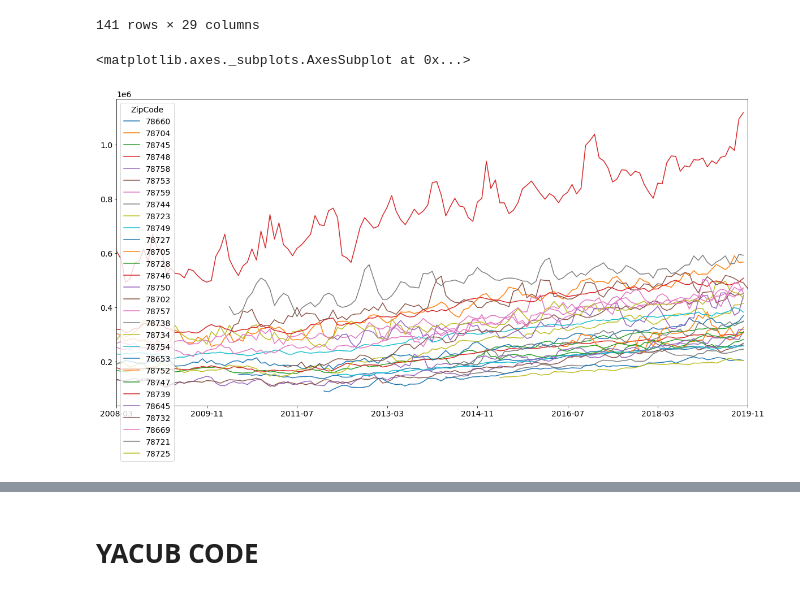
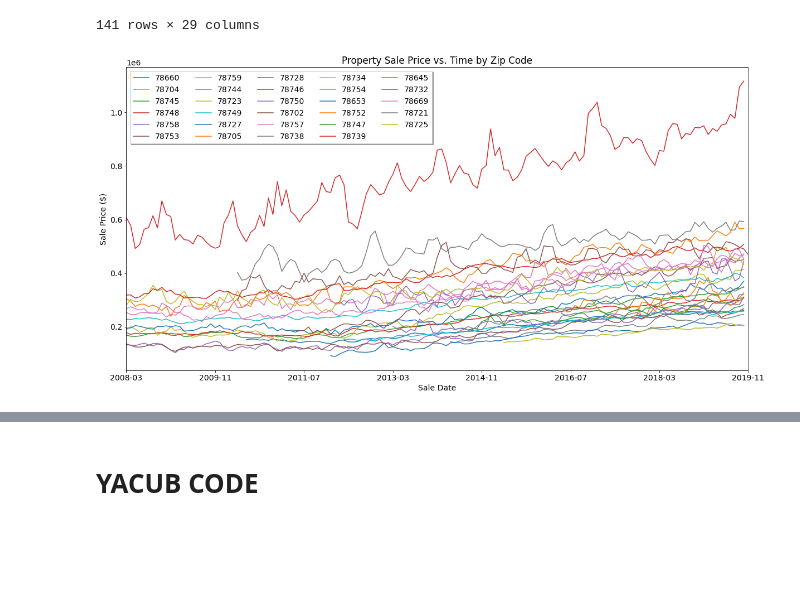
Before and after one commit to ybacoder/project-1, a Jupyter notebook: project_1.ipynb, the cells around one changed output, grey strips where cells are left out. Saved outputs shown, nothing was run; the diff lists cells and outputs as text; code cells hidden in the pictures; blank space fills up the shorter version.

```diff
--- a/project_1.ipynb
+++ b/project_1.ipynb
@@ -126,8 +126,16 @@ zillow_df
 | 2019-10 | 261200.0 | 566900.0 | 347700.0 | 306500.0 | 311200.0 | 267700.0 | 467700.0 | 245700.0 | 414600.0 | 382300.0 | ... | ... |
 | 2019-11 | NaN | NaN | NaN | NaN | NaN | NaN | NaN | NaN | NaN | NaN | ... | ... |
 141 rows × 29 columns
-# %%
-zillow_df.plot()
-# %% [output]
-<matplotlib.axes._subplots.AxesSubplot at 0x...>
-[figure, removed]
+# %%
+zillow_df.plot()
+plt.legend(loc='upper left',
+           bbox_to_anchor=(0, 1.0),
+           ncol=5,
+           fancybox=False,
+           shadow=True)
+plt.title("Property Sale Price vs. Time by Zip Code")
+plt.xlabel("Sale Date")
+plt.ylabel("Sale Price ($)")
+plt.show()
+# %% [output]
+[figure, added]
```
Also changed, not shown: parts of 3 cells of this notebook, 1 other file.
